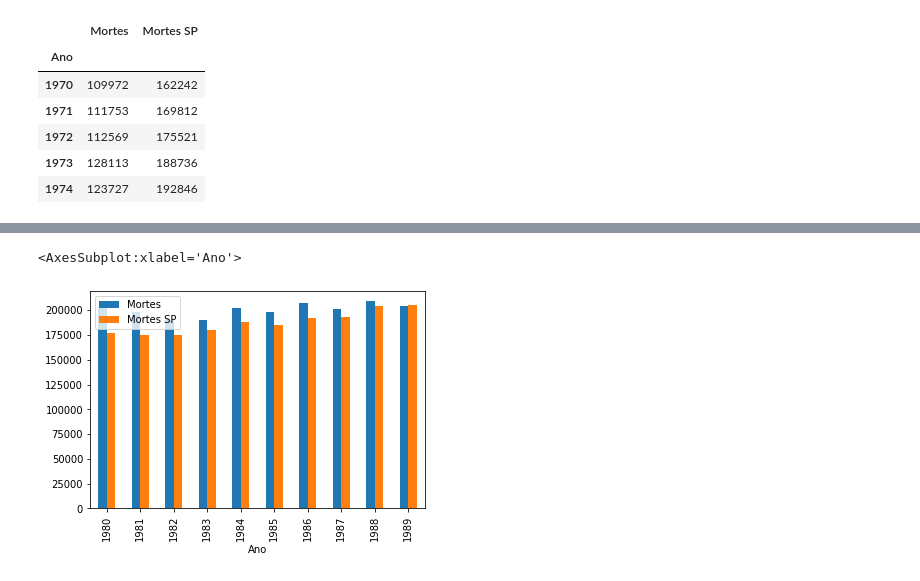
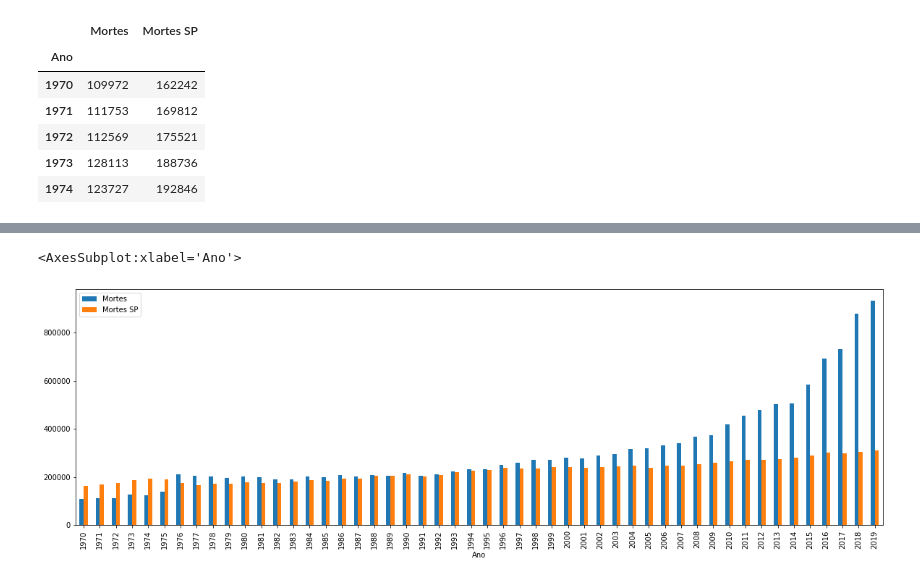
Before and after one commit to r10silveira/bootcampDataScience, a Jupyter notebook: Modulo1/RenatoSilveira_Desafio Modulo1.ipynb, the cells around one changed output, grey strips where cells are left out. Saved outputs shown, nothing was run; the diff lists cells and outputs as text; code cells hidden in the pictures.

```diff
--- a/Modulo1/RenatoSilveira_Desafio Modulo1.ipynb
+++ b/Modulo1/RenatoSilveira_Desafio Modulo1.ipynb
@@ -336,5 +338,5 @@ dados_mortes_sp_versus_outros_estados.query(query_80)
 # %%
-dados_mortes_sp_versus_outros_estados.query(query_80).plot(kind="bar")
+dados_mortes_sp_versus_outros_estados.plot(kind="bar",figsize=(20,6))
 # %% [output]
 <AxesSubplot:xlabel='Ano'>
-[figure, old version]
+[figure, new version]
```
Also changed, not shown: parts of 26 cells of this notebook.
